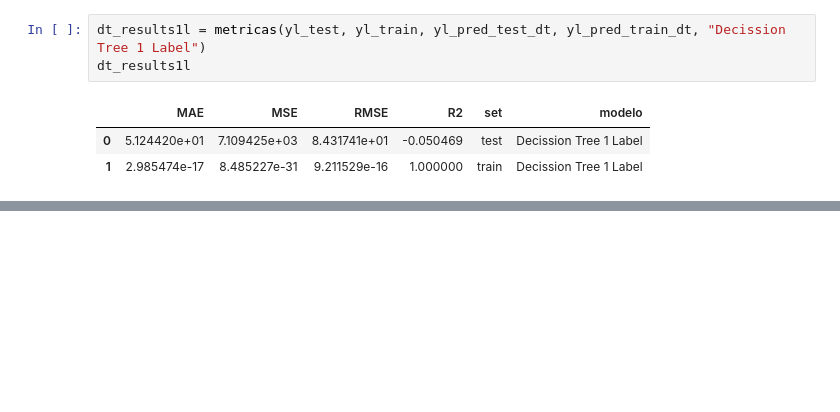
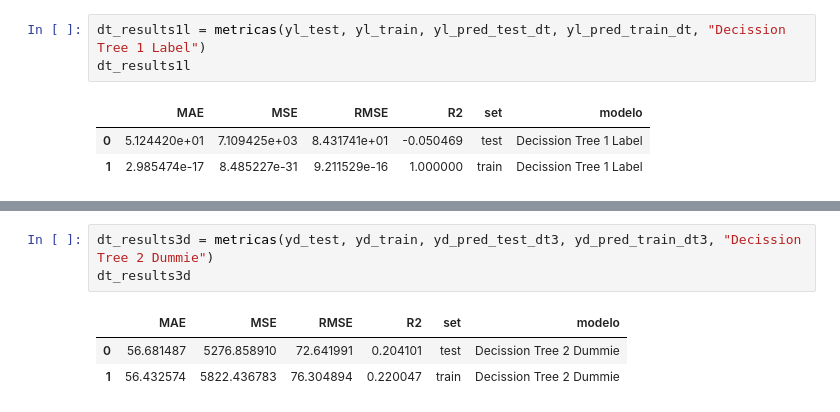
Before and after one commit to Adalab/promo-d-da-modulo1-sprint2-Paloma_Paula_Iris, a Jupyter notebook: regresion_lineal/10_decision_tree.ipynb, the cells around one changed output, grey strips where cells are left out. Drawn from its saved outputs; the diff is of its cells as text; blank space fills up the shorter version.

```diff
--- a/regresion_lineal/10_decision_tree.ipynb
+++ b/regresion_lineal/10_decision_tree.ipynb
@@ -96,0 +179,7 @@ dt_results1l
+# %%
+dt_results3d = metricas(yd_test, yd_train, yd_pred_test_dt3, yd_pred_train_dt3, "Decission Tree 2 Dummie")
+dt_results3d
+# %% [output]
+|  | MAE | MSE | RMSE | R2 | set | modelo |
+| 0 | 56.681487 | 5276.858910 | 72.641991 | 0.204101 | test | Decission Tree 2 Dummie |
+| 1 | 56.432574 | 5822.436783 | 76.304894 | 0.220047 | train | Decission Tree 2 Dummie |
```
Also changed, not shown: parts of 22 cells of this notebook, 3 other files.
